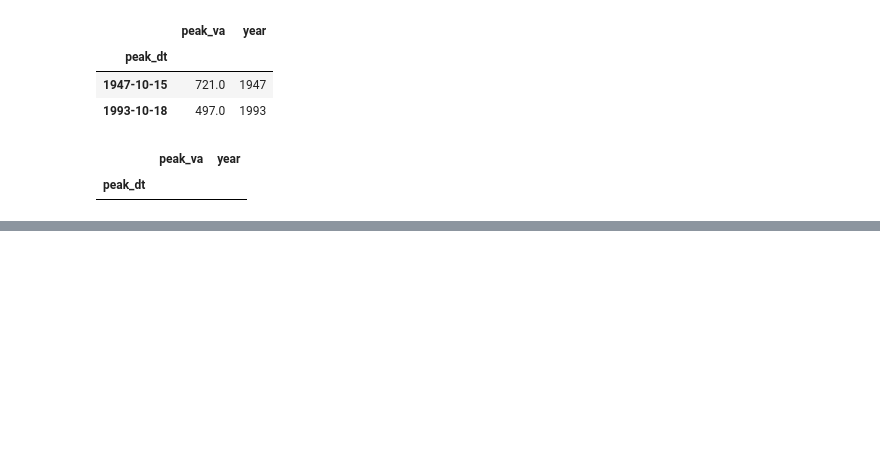
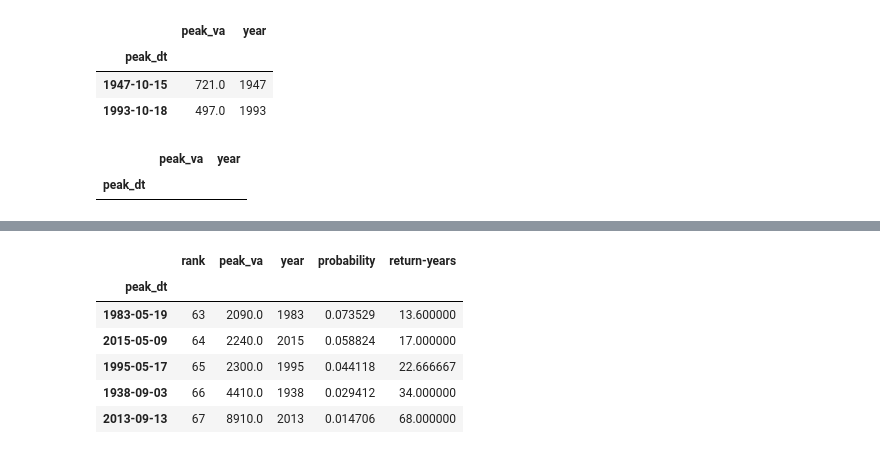
Before and after one commit to s-zavala/flood_project, a Jupyter notebook: hundred_year_flood.ipynb, the cells around one changed output, grey strips where cells are left out. Cells and saved outputs as stored; diff of their text form; code cells hidden in the pictures; blank space fills up the shorter version.

```diff
--- a/hundred_year_flood.ipynb
+++ b/hundred_year_flood.ipynb
@@ -243,0 +272,11 @@ plt.show()
+# %%
+usgs_annual_prob = calc_return(usgs_annual_max, "peak_va")
+usgs_annual_prob.tail()
+# %% [output]
+|  | rank | peak_va | year | probability | return-years |
+| peak_dt |  |  |  |  |  |
+| 1983-05-19 | 63 | 2090.0 | 1983 | 0.073529 | 13.600000 |
+| 2015-05-09 | 64 | 2240.0 | 2015 | 0.058824 | 17.000000 |
+| 1995-05-17 | 65 | 2300.0 | 1995 | 0.044118 | 22.666667 |
+| 1938-09-03 | 66 | 4410.0 | 1938 | 0.029412 | 34.000000 |
+| 2013-09-13 | 67 | 8910.0 | 2013 | 0.014706 | 68.000000 |
```
Also changed, not shown: parts of 5 cells of this notebook.
